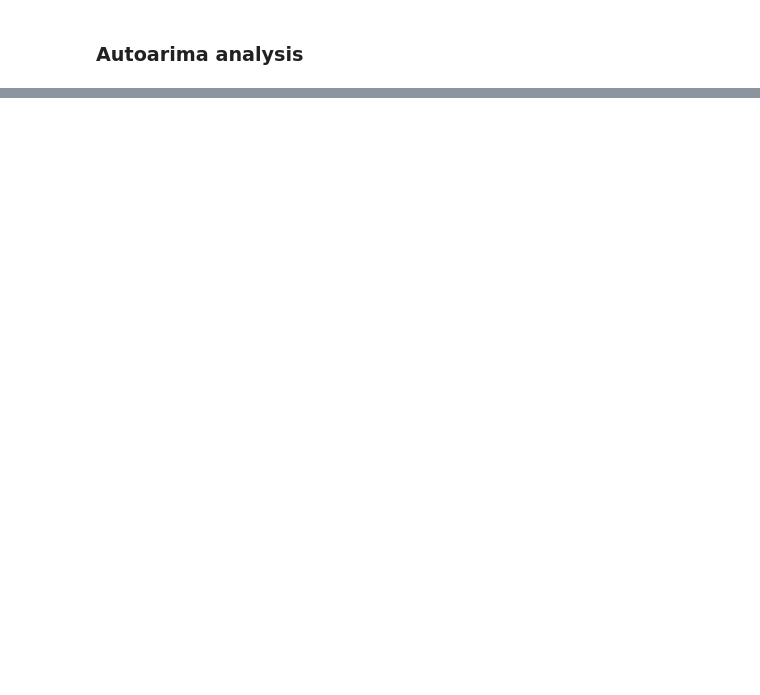
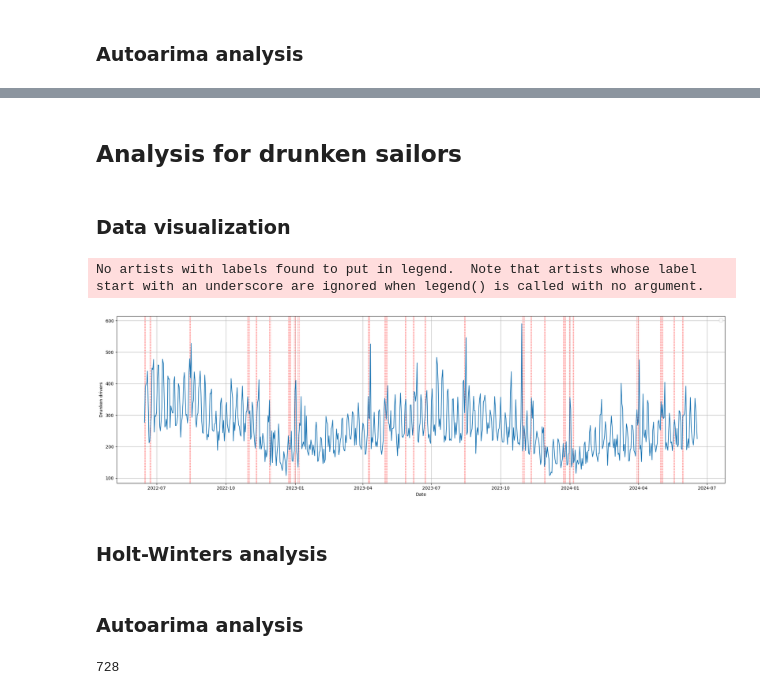
Before and after one commit to AdamKozakowski/Car_accidents_in_Poland_Adam_Kozakowski_Katarzyna_Bocian, a Jupyter notebook: Car_accidents_in_Poland_Adam_Kozakowski_Katarzyna_Bocian.ipynb, the cells around one changed output, grey strips where cells are left out. Saved outputs shown, nothing was run; the diff lists cells and outputs as text; code cells hidden in the pictures; blank space fills up the shorter version.

```diff
--- a/Car_accidents_in_Poland_Adam_Kozakowski_Katarzyna_Bocian.ipynb
+++ b/Car_accidents_in_Poland_Adam_Kozakowski_Katarzyna_Bocian.ipynb
@@ -44,11 +46,7 @@ df
 df['Day_of_Week'] = df.index.day_name()
 day_of_week_columns = pd.get_dummies(df['Day_of_Week'], dtype=float)
 df = df.merge(day_of_week_columns, left_index=True, right_index=True)
-# Initializing the Poland calendar, adding is_weekend column, is_holiday
-cal = Poland()
-df['is_holiday'] = df.index.to_series().apply(lambda x: cal.is_holiday(x)).astype(int)
-
-df.tail()
+df
 # %% [output]
 |  | Interventions | Arrested_red-handed | Detained_wanted | Drivers_under_the_influence_of_al... | Road_accidents | ... |
 | Date |  |  |  |  |  | ... |
@@ -236,0 +298,25 @@ mean_absolute_percentage_error(test['Interventions'],predictions_all_interventio
+# %% [markdown]
+## Analysis for drunken sailors
+# %% [markdown]
+### Data visualization
+# %%
+plt.figure(figsize=(20, 6))
+
+holidays = df.index[df['is_holiday'] == True]
+for holiday in holidays:
+    plt.axvline(x=holiday, color='red', linestyle='--', linewidth=0.7, alpha=0.7)
+
+plt.plot(df.index, df["Drivers_under_the_influence_of_alcohol"])
+plt.xlabel('Date')
+plt.ylabel('Drunken drivers')
+plt.title('')
+plt.legend()
+plt.grid(True)
+plt.tight_layout()
+
+plt.show()
+# %% [output]
+No artists with labels found to put in legend.  Note that artists whose label start with an underscore are ignored when legend() is called with no argument.
+[figure, added]
+# %% [markdown]
+### Holt-Winters analysis
@@ -236,0 +325,12 @@ mean_absolute_percentage_error(test['Interventions'],predictions_all_interventio
+# %% [markdown]
+### Autoarima analysis
+# %%
+train = df.iloc[:-7]
+test  = df.iloc[-7:]
+len(train)
+
+start=len(train)
+end=start+len(test)-1
+len(train)
+# %% [output]
+728
```
Also changed, not shown: parts of 22 cells of this notebook.
